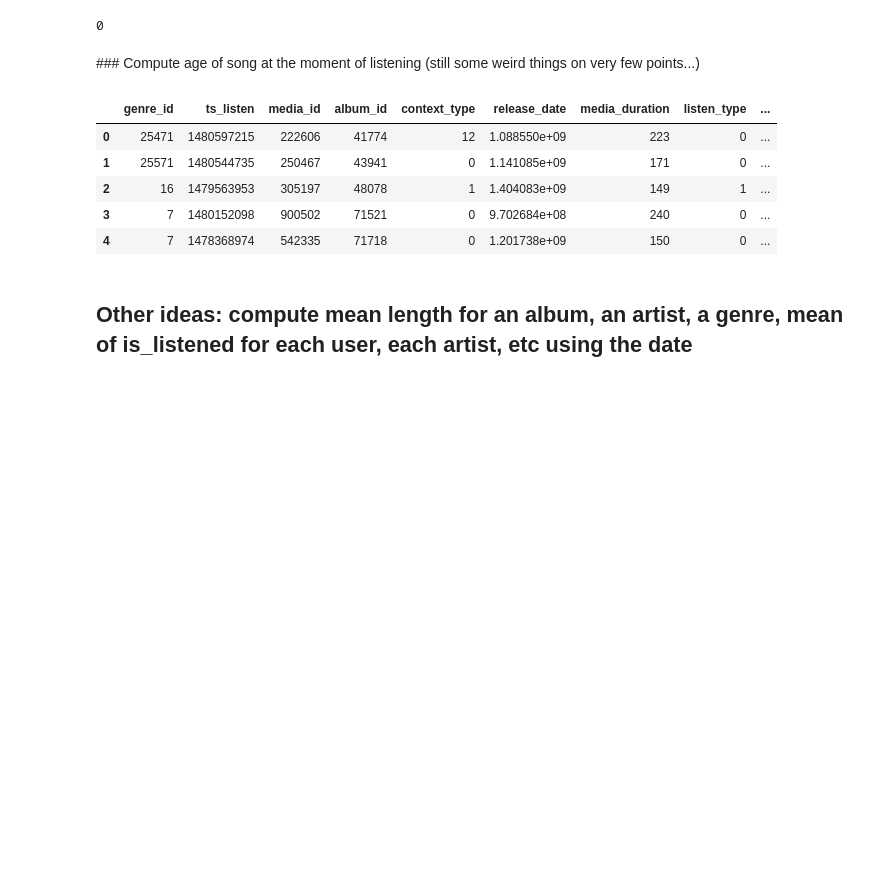
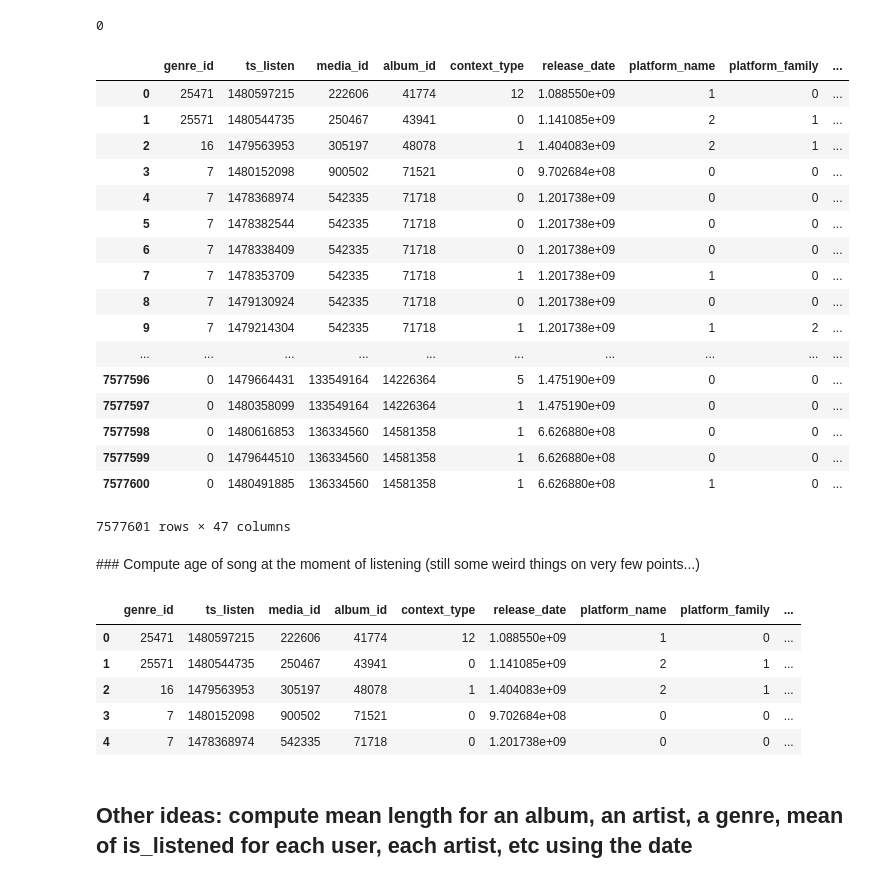
Before and after one commit to MarcSzafraniec/dsg17, a Jupyter notebook: DSG_qualifs.ipynb, the cells around one changed output. Cells and saved outputs as stored; diff of their text form; code cells hidden in the pictures; blank space fills up the shorter version.

```diff
--- a/DSG_qualifs.ipynb
+++ b/DSG_qualifs.ipynb
@@ -32,8 +32,8 @@ from sklearn.feature_selection import SelectFromModel
 train = pd.read_csv('./data/train.csv', sep = ",")
 test = pd.read_csv('./data/test.csv', sep = ",")
 # %%
-dima_train = pd.read_csv('train_mixed_media_genre_similarity.csv', index_col=0)
-dima_test = pd.read_csv('test_mixed_media_genre_similarity.csv', index_col=0)
+dima_train = pd.read_csv('train_final_similarity.csv', index_col=0)
+dima_test = pd.read_csv('test_final_similarity.csv', index_col=0)
 # %%
 train['similarity'] = dima_train
 test['similarity'] = dima_test
@@ -189,6 +219,6 @@ def aggregation_functions(names, put_avrg = True):
 # %%
-aggregation_functions(['user_id'])
-aggregation_functions(['user_id', 'listen_type'])
+aggregation_functions(['user_id'], vincent = True)
+aggregation_functions(['user_id', 'listen_type'], vincent = True)
 aggregation_functions(['user_id', 'artist_id'], False)
 aggregation_functions(['user_id', 'artist_id', 'listen_type'], False)
 aggregation_functions(['user_id', 'media_id'], False)
@@ -197,6 +227,15 @@ aggregation_functions(['user_id', 'genre_id'])
 aggregation_functions(['user_id', 'genre_id', 'listen_type'], False)
 aggregation_functions(['context_type'])
 aggregation_functions(['context_type', 'listen_type'])
+aggregation_functions(['user_id', 'context_type'])
+aggregation_functions(['user_id', 'context_type', 'listen_type'])
+
+aggregation_functions(['user_id', 'platform_name'])
+aggregation_functions(['user_id', 'platform_name', 'listen_type'])
+aggregation_functions(['user_id', 'platform_name', 'context_type', 'listen_type'])
+aggregation_functions(['user_id', 'platform_family'])
+aggregation_functions(['user_id', 'platform_family', 'listen_type'])
+aggregation_functions(['user_id', 'platform_family', 'context_type', 'listen_type'])
 
 combined.replace([np.inf, -np.inf], np.nan, inplace=True)
 medianNan('avrg_listened_user_id')
@@ -206,3 +245,14 @@ combined['avrg_listened_user_id_genre_id'].fillna(combined['avrg_listened_user_i
 
 medianNan('avrg_listened_context_type')
 combined['avrg_listened_context_type_listen_type'].fillna(combined['avrg_listened_context_type'], inplace=True)
+combined['avrg_listened_user_id_context_type'].fillna(combined['avrg_listened_context_type'], inplace=True)
+combined['avrg_listened_user_id_context_type_listen_type'].fillna(combined['avrg_listened_user_id_context_type'], inplace=True)
+
+
+medianNan('avrg_listened_user_id_platform_name')
+combined['avrg_listened_user_id_platform_name_listen_type'].fillna(combined['avrg_listened_user_id_platform_name'], inplace=True)
+combined['avrg_listened_user_id_platform_name_context_type_listen_type'].fillna(combined['avrg_listened_user_id_platform_name_listen_type'], inplace=True)
+
+medianNan('avrg_listened_user_id_platform_family')
+combined['avrg_listened_user_id_platform_family_listen_type'].fillna(combined['avrg_listened_user_id_platform_family'], inplace=True)
+combined['avrg_listened_user_id_platform_family_context_type_listen_type'].fillna(combined['avrg_listened_user_id_platform_family_listen_type'], inplace=True)
@@ -210,6 +279,27 @@ combined['avrg_listened_context_type_listen_type'].fillna(combined['avrg_listene
 np.sum(combined['avrg_listened_user_id'].isnull())
 # %% [output]
 0
+# %%
+combined
+# %% [output]
+|  | genre_id | ts_listen | media_id | album_id | context_type | release_date | platform_name | platform_family | ... |
+| 0 | 25471 | 1480597215 | 222606 | 41774 | 12 | 1.088550e+09 | 1 | 0 | ... |
+| 1 | 25571 | 1480544735 | 250467 | 43941 | 0 | 1.141085e+09 | 2 | 1 | ... |
+| 2 | 16 | 1479563953 | 305197 | 48078 | 1 | 1.404083e+09 | 2 | 1 | ... |
+| 3 | 7 | 1480152098 | 900502 | 71521 | 0 | 9.702684e+08 | 0 | 0 | ... |
+| 4 | 7 | 1478368974 | 542335 | 71718 | 0 | 1.201738e+09 | 0 | 0 | ... |
+| 5 | 7 | 1478382544 | 542335 | 71718 | 0 | 1.201738e+09 | 0 | 0 | ... |
+| 6 | 7 | 1478338409 | 542335 | 71718 | 0 | 1.201738e+09 | 0 | 0 | ... |
+| 7 | 7 | 1478353709 | 542335 | 71718 | 1 | 1.201738e+09 | 1 | 0 | ... |
+| 8 | 7 | 1479130924 | 542335 | 71718 | 0 | 1.201738e+09 | 0 | 0 | ... |
+| 9 | 7 | 1479214304 | 542335 | 71718 | 1 | 1.201738e+09 | 1 | 2 | ... |
+| ... | ... | ... | ... | ... | ... | ... | ... | ... | ... |
+| 7577596 | 0 | 1479664431 | 133549164 | 14226364 | 5 | 1.475190e+09 | 0 | 0 | ... |
+| 7577597 | 0 | 1480358099 | 133549164 | 14226364 | 1 | 1.475190e+09 | 0 | 0 | ... |
+| 7577598 | 0 | 1480616853 | 136334560 | 14581358 | 1 | 6.626880e+08 | 0 | 0 | ... |
+| 7577599 | 0 | 1479644510 | 136334560 | 14581358 | 1 | 6.626880e+08 | 0 | 0 | ... |
+| 7577600 | 0 | 1480491885 | 136334560 | 14581358 | 1 | 6.626880e+08 | 1 | 0 | ... |
+7577601 rows × 47 columns
 # %% [markdown]
 ### Compute age of song at the moment of listening (still some weird things on very few points...)
 # %%
@@ -217,12 +307,12 @@ combined['age_song'] = combined['ts_listen'] - combined['release_date']
 # %%
 combined.head()
 # %% [output]
-|  | genre_id | ts_listen | media_id | album_id | context_type | release_date | media_duration | listen_type | ... |
-| 0 | 25471 | 1480597215 | 222606 | 41774 | 12 | 1.088550e+09 | 223 | 0 | ... |
-| 1 | 25571 | 1480544735 | 250467 | 43941 | 0 | 1.141085e+09 | 171 | 0 | ... |
-| 2 | 16 | 1479563953 | 305197 | 48078 | 1 | 1.404083e+09 | 149 | 1 | ... |
-| 3 | 7 | 1480152098 | 900502 | 71521 | 0 | 9.702684e+08 | 240 | 0 | ... |
-| 4 | 7 | 1478368974 | 542335 | 71718 | 0 | 1.201738e+09 | 150 | 0 | ... |
+|  | genre_id | ts_listen | media_id | album_id | context_type | release_date | platform_name | platform_family | ... |
+| 0 | 25471 | 1480597215 | 222606 | 41774 | 12 | 1.088550e+09 | 1 | 0 | ... |
+| 1 | 25571 | 1480544735 | 250467 | 43941 | 0 | 1.141085e+09 | 2 | 1 | ... |
+| 2 | 16 | 1479563953 | 305197 | 48078 | 1 | 1.404083e+09 | 2 | 1 | ... |
+| 3 | 7 | 1480152098 | 900502 | 71521 | 0 | 9.702684e+08 | 0 | 0 | ... |
+| 4 | 7 | 1478368974 | 542335 | 71718 | 0 | 1.201738e+09 | 0 | 0 | ... |
 # %% [markdown]
 ## Other ideas: compute mean length for an album, an artist, a genre, mean of is_listened for each user, each artist, etc using the date
 # %% [markdown]
```
Also changed, not shown: parts of 50 cells of this notebook.
